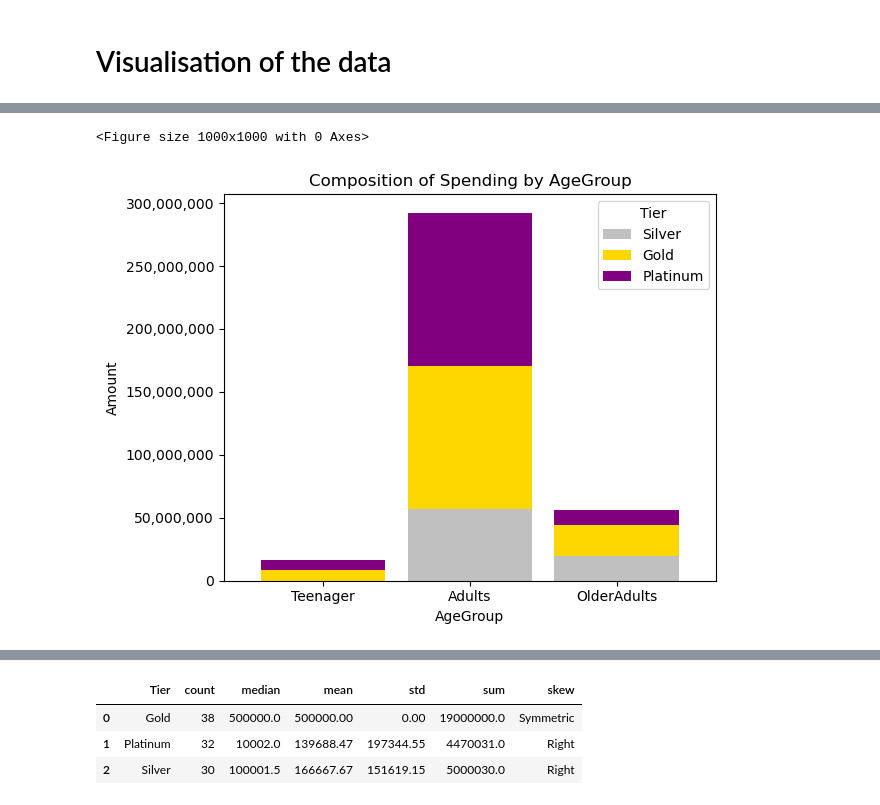
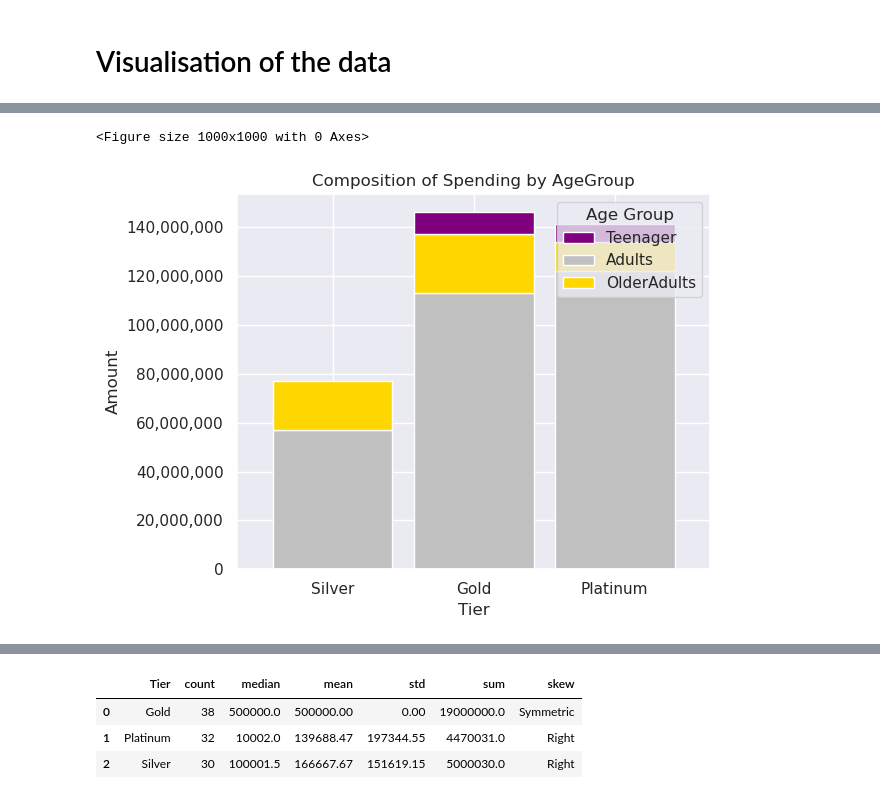
Before and after one commit to laysiong/Data-Analysis-Projects, a Jupyter notebook: credit-card-exploratory-data-analysis.ipynb, the cells around one changed output, grey strips where cells are left out. Cells and saved outputs as stored; diff of their text form; code cells hidden in the pictures.

```diff
--- a/credit-card-exploratory-data-analysis.ipynb
+++ b/credit-card-exploratory-data-analysis.ipynb
@@ -13,5 +13,9 @@ Cus_df =pd.read_csv("/kaggle/input/credit-card-exploratory-data-analysis/Custome
 Repay_df=pd.read_csv("/kaggle/input/credit-card-exploratory-data-analysis/Repayment.csv")
 Spend_df=pd.read_csv("/kaggle/input/credit-card-exploratory-data-analysis/spend.csv")
 
+Cus_cy_df=Cus_df.copy()
+Repay_cy_df=Repay_df.copy()
+Spend_cy_df=Spend_df.copy()
+
 #Spend_df.sample(5)
 # %% [markdown]
@@ -60,4 +66,4 @@ def agegroup (age):
         return 'Adults'
     elif age >= 65:
         return 'OlderAdults'
-Cus_df['AgeGroup'] = Cus_df['Age'].apply(agegroup)
+Cus_cy_df['AgeGroup'] = Cus_cy_df['Age'].apply(agegroup)
@@ -70,3 +104,8 @@ import matplotlib.pyplot as plt
 import seaborn as sns
 import matplotlib.ticker as ticker
 import plotly.express as px
+
+# from matplotlib.colors import ListedColormap
+
+
+sns.set()
@@ -169,60 +275,45 @@ plt.show()
 # %%
-#What are the age group contain in each Teir?
+# Sorting the data by 'Tier' and 'AgeGroup'
+amount_sum_by_agegroup_type = Cus_N_Spend_df.groupby(['AgeGroup', 'Tier'])['Amount'].sum().reset_index()
+amount_sum_by_agegroup_type.sort_values(['Tier', 'AgeGroup'], inplace=True)
+
+# Create the pivot data again
+pivot_data = amount_sum_by_agegroup_type.pivot(index='Tier', columns='AgeGroup', values='Amount')
 
 
-# Calculate the sum of 'Amount' by 'AgeGroup' and 'Type'
-amount_sum_by_agegroup_type = df_merge_col.groupby(['AgeGroup', 'Tier'])['Amount'].sum().reset_index()
-
-# Pivot the data for creating a stacked bar chart
-pivot_data = amount_sum_by_agegroup_type.pivot(index='AgeGroup', columns='Tier', values='Amount')
-
-#Reoder the col of pivot_data Dataframe
-column_order=['Silver','Gold','Platinum']
-pivot_data = pivot_data[column_order]
-
-# Reorder the rows of pivot_data DataFrame
-agegroup_order = ['Teenager', 'Adults', 'OlderAdults']
-pivot_data = pivot_data.loc[agegroup_order]
-
-# # Calculate the percentage of each spending type within each AgeGroup
-# total_sum_by_agegroup = pivot_data.sum(axis=1)
-# pivot_data_percentage = (pivot_data.div(total_sum_by_agegroup, axis=0)) * 100
-
-
-# Create a stacked bar chart using seaborn
 plt.figure(figsize=(10, 10))
 
-ax = pivot_data.plot(kind='bar', stacked=True, color=['silver','gold','purple']
-                     ,width=0.85)
-
+# Create the plot
+ax = pivot_data.loc[['Silver', 'Gold', 'Platinum']].plot(kind='bar', stacked=True, color=['silver','gold','purple'], width=0.85)
 
 # Set labels and title
-plt.xlabel('AgeGroup')
+plt.xlabel('Tier')
 plt.ylabel('Amount')
 plt.title('Composition of Spending by AgeGroup')
 
-plt.xticks(rotation=0)  # Rotate x-axis labels for better visibility
+# Set the order of x-axis ticks
+ax.set_xticklabels(['Silver', 'Gold', 'Platinum'])
+
+# Rotate x-axis labels for better visibility
+plt.xticks(rotation=0)
 
 # Format y-axis ticks with thousands separator
+from matplotlib import ticker
 formatter = ticker.StrMethodFormatter('{x:,.0f}')
 plt.gca().yaxis.set_major_formatter(formatter)
 
-plt.legend(title='Tier', loc='upper right')
+# Set the order and title for legends
+handles, labels = ax.get_legend_handles_labels()
+preferred_order_agegroup = ['Teenager', 'Adults', 'OlderAdults']
+labels, handles = zip(*sorted(zip(labels, handles), key=lambda x: preferred_order_agegroup.index(x[0])))
+ax.legend(handles, labels, title='Age Group', loc='upper right')
 
-# # Display percentage values on the stacked bars
-# for p in ax.patches:
-#     width, height = p.get_width(), p.get_height()
-#     x, y = p.get_xy()
-#     if height > 0:
-#         ax.annotate(f'{p.get_height():.1f}%',
-#                     (x + width / 2, y + height), ha='center', va='bottom')
 
-#End of Chart
 plt.tight_layout()
 plt.show()
 # %% [output]
 <Figure size 1000x1000 with 0 Axes>
-[figure, old version]
+[figure, new version]
 # %%
 #Where do most of our credit user lives?
 
```
Also changed, not shown: parts of 22 cells of this notebook.
